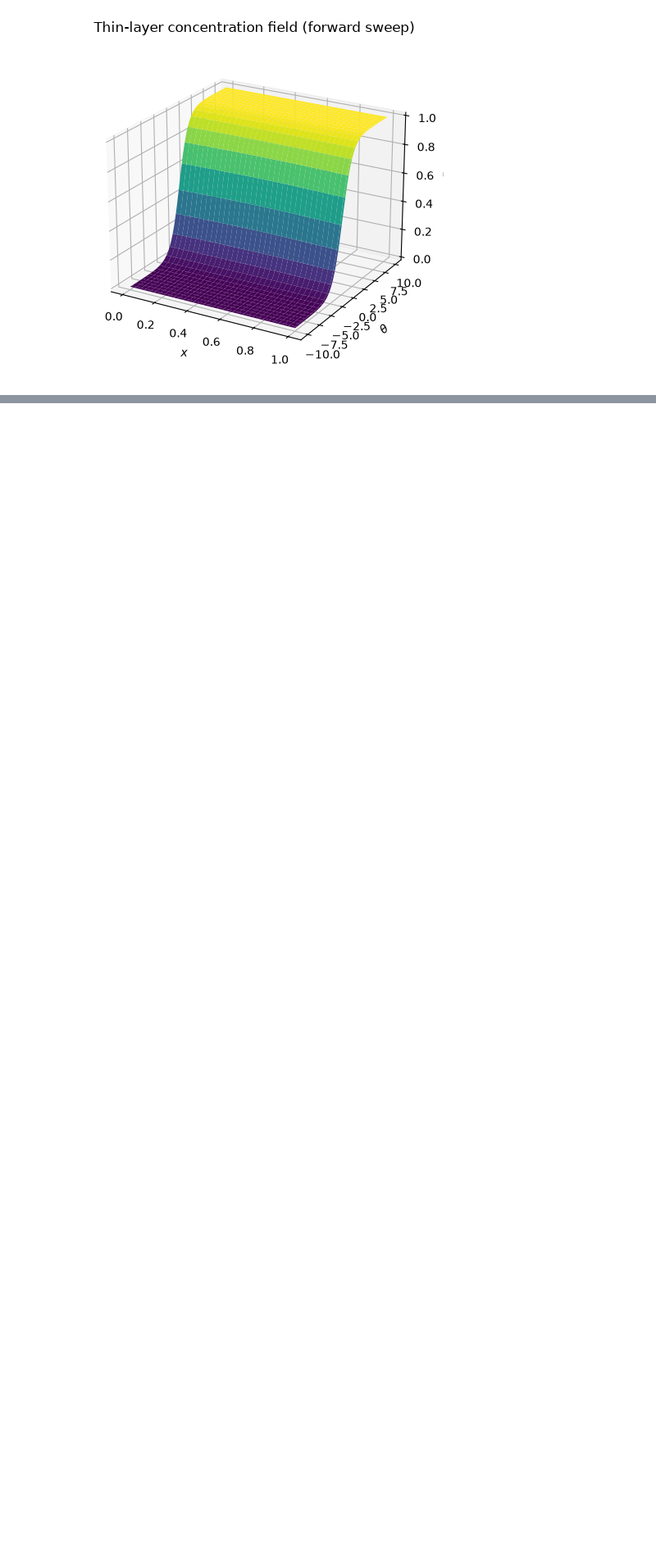
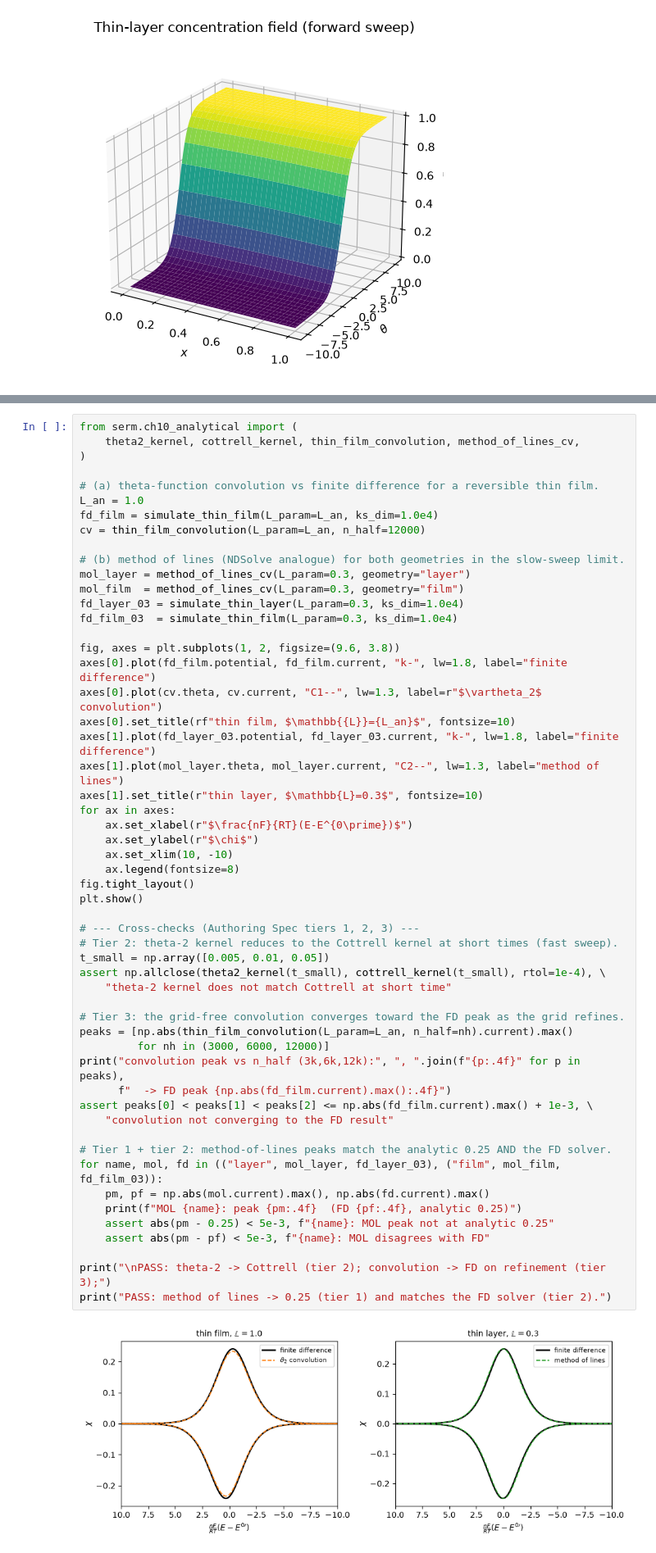
Before and after one commit to NGeorgescu/simulating-electrochemical-reactions-in-python, a Jupyter notebook: notebooks/10_thin_layers_and_films.ipynb, the cells around one changed output, grey strips where cells are left out. Shown at 82% size. Cells and saved outputs as stored; diff of their text form; blank space fills up the shorter version.

```diff
--- a/notebooks/10_thin_layers_and_films.ipynb
+++ b/notebooks/10_thin_layers_and_films.ipynb
@@ -282,0 +313,56 @@ plt.show()
+# %%
+from serm.ch10_analytical import (
+    theta2_kernel, cottrell_kernel, thin_film_convolution, method_of_lines_cv,
+)
+
+# (a) theta-function convolution vs finite difference for a reversible thin film.
+L_an = 1.0
+fd_film = simulate_thin_film(L_param=L_an, ks_dim=1.0e4)
+cv = thin_film_convolution(L_param=L_an, n_half=12000)
+
+# (b) method of lines (NDSolve analogue) for both geometries in the slow-sweep limit.
+mol_layer = method_of_lines_cv(L_param=0.3, geometry="layer")
+mol_film  = method_of_lines_cv(L_param=0.3, geometry="film")
+fd_layer_03 = simulate_thin_layer(L_param=0.3, ks_dim=1.0e4)
+fd_film_03  = simulate_thin_film(L_param=0.3, ks_dim=1.0e4)
+
+fig, axes = plt.subplots(1, 2, figsize=(9.6, 3.8))
+axes[0].plot(fd_film.potential, fd_film.current, "k-", lw=1.8, label="finite difference")
+axes[0].plot(cv.theta, cv.current, "C1--", lw=1.3, label=r"$\vartheta_2$ convolution")
+axes[0].set_title(rf"thin film, $\mathbb{{L}}={L_an}$", fontsize=10)
+axes[1].plot(fd_layer_03.potential, fd_layer_03.current, "k-", lw=1.8, label="finite difference")
+axes[1].plot(mol_layer.theta, mol_layer.current, "C2--", lw=1.3, label="method of lines")
+axes[1].set_title(r"thin layer, $\mathbb{L}=0.3$", fontsize=10)
+for ax in axes:
+    ax.set_xlabel(r"$\frac{nF}{RT}(E-E^{0\prime})$")
+    ax.set_ylabel(r"$\chi$")
+    ax.set_xlim(10, -10)
+    ax.legend(fontsize=8)
+fig.tight_layout()
+plt.show()
+
+# --- Cross-checks (Authoring Spec tiers 1, 2, 3) ---
+# Tier 2: theta-2 kernel reduces to the Cottrell kernel at short times (fast sweep).
+t_small = np.array([0.005, 0.01, 0.05])
+assert np.allclose(theta2_kernel(t_small), cottrell_kernel(t_small), rtol=1e-4), \
+    "theta-2 kernel does not match Cottrell at short time"
+
+# Tier 3: the grid-free convolution converges toward the FD peak as the grid refines.
+peaks = [np.abs(thin_film_convolution(L_param=L_an, n_half=nh).current).max()
+         for nh in (3000, 6000, 12000)]
+print("convolution peak vs n_half (3k,6k,12k):", ", ".join(f"{p:.4f}" for p in peaks),
+      f"  -> FD peak {np.abs(fd_film.current).max():.4f}")
+assert peaks[0] < peaks[1] < peaks[2] <= np.abs(fd_film.current).max() + 1e-3, \
+    "convolution not converging to the FD result"
+
+# Tier 1 + tier 2: method-of-lines peaks match the analytic 0.25 AND the FD solver.
+for name, mol, fd in (("layer", mol_layer, fd_layer_03), ("film", mol_film, fd_film_03)):
+    pm, pf = np.abs(mol.current).max(), np.abs(fd.current).max()
+    print(f"MOL {name}: peak {pm:.4f}  (FD {pf:.4f}, analytic 0.25)")
+    assert abs(pm - 0.25) < 5e-3, f"{name}: MOL peak not at analytic 0.25"
+    assert abs(pm - pf) < 5e-3, f"{name}: MOL disagrees with FD"
+
+print("\nPASS: theta-2 -> Cottrell (tier 2); convolution -> FD on refinement (tier 3);")
+print("PASS: method of lines -> 0.25 (tier 1) and matches the FD solver (tier 2).")
+# %% [output]
+[figure, added]
```
Also changed, not shown: parts of 3 cells of this notebook, 53 other files.
